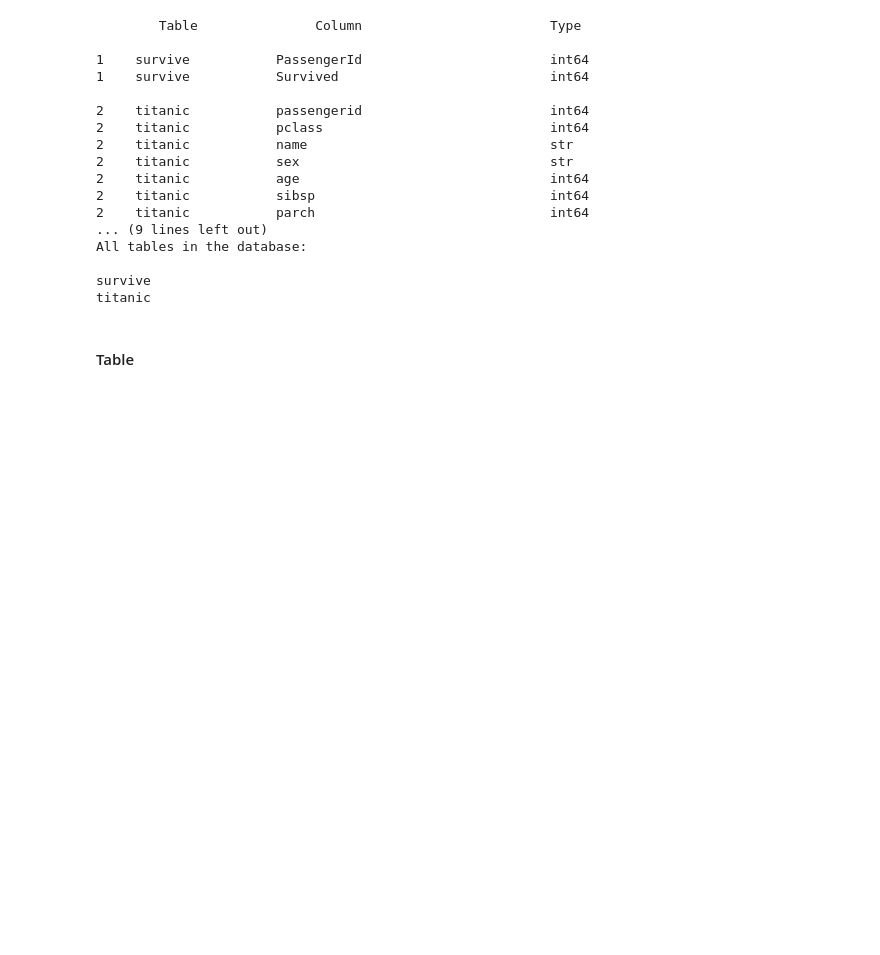
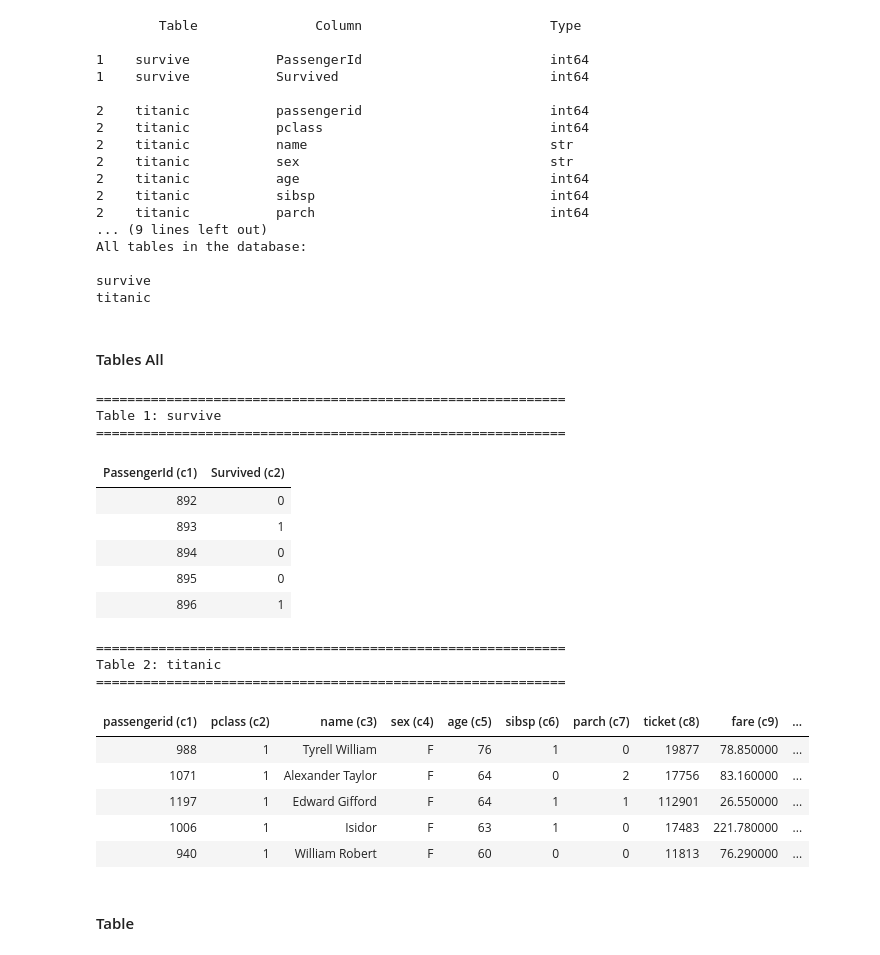
Before and after one commit to VishalShom07/Titanic, a Jupyter notebook: Data - Tintanic.ipynb, the cells around one changed output. Cells and saved outputs as stored; diff of their text form; code cells hidden in the pictures; blank space fills up the shorter version.

```diff
--- a/Data - Tintanic.ipynb
+++ b/Data - Tintanic.ipynb
@@ -44,6 +74,39 @@ All tables in the database:
 
 survive
 titanic
+# %% [markdown]
+#### Tables All
+# %%
+from IPython.display import display
+import pandas as pd
+cur.execute("SHOW TABLES")
+tables = [t[0] for t in cur.fetchall()]
+for i, table in enumerate(tables, start=1):
+    print(f"\n{'='*60}")
+    print(f"Table {i}: {table}")
+    print(f"{'='*60}")
+    df = pd.read_sql(f"SELECT * FROM {table} LIMIT 5", con=db)
+    df = df.rename(columns={col: f"{col} (c{i+1})" for i, col in enumerate(df.columns)})
+    display(df.head().style.hide(axis="index").set_properties(**{'text-align': 'left'}).set_table_styles([{'selector': 'th', 'props': [('text-align', 'center')]},{'selector': 'th', 'props': [('border', '1.5px solid white')]},{'selector': 'td', 'props': [('border', '1px solid white')]}]))
+# %% [output]
+============================================================
+Table 1: survive
+============================================================
+| PassengerId (c1) | Survived (c2) |
+| 892 | 0 |
+| 893 | 1 |
+| 894 | 0 |
+| 895 | 0 |
+| 896 | 1 |
+============================================================
+Table 2: titanic
+============================================================
+| passengerid (c1) | pclass (c2) | name (c3) | sex (c4) | age (c5) | sibsp (c6) | parch (c7) | ticket (c8) | fare (c9) | ... |
+| 988 | 1 | Tyrell William | F | 76 | 1 | 0 | 19877 | 78.850000 | ... |
+| 1071 | 1 | Alexander Taylor | F | 64 | 0 | 2 | 17756 | 83.160000 | ... |
+| 1197 | 1 | Edward Gifford | F | 64 | 1 | 1 | 112901 | 26.550000 | ... |
+| 1006 | 1 | Isidor | F | 63 | 1 | 0 | 17483 | 221.780000 | ... |
+| 940 | 1 | William Robert | F | 60 | 0 | 0 | 11813 | 76.290000 | ... |
 # %% [markdown]
 #### Table
 # %%
```
Also changed, not shown: parts of 3 cells of this notebook, 3 other files.
